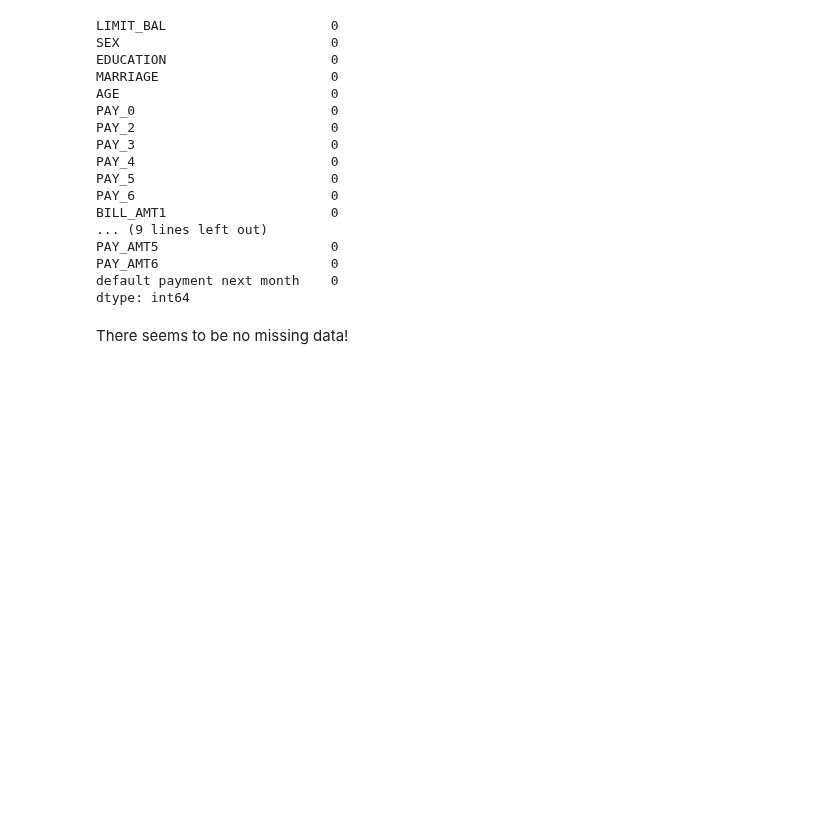
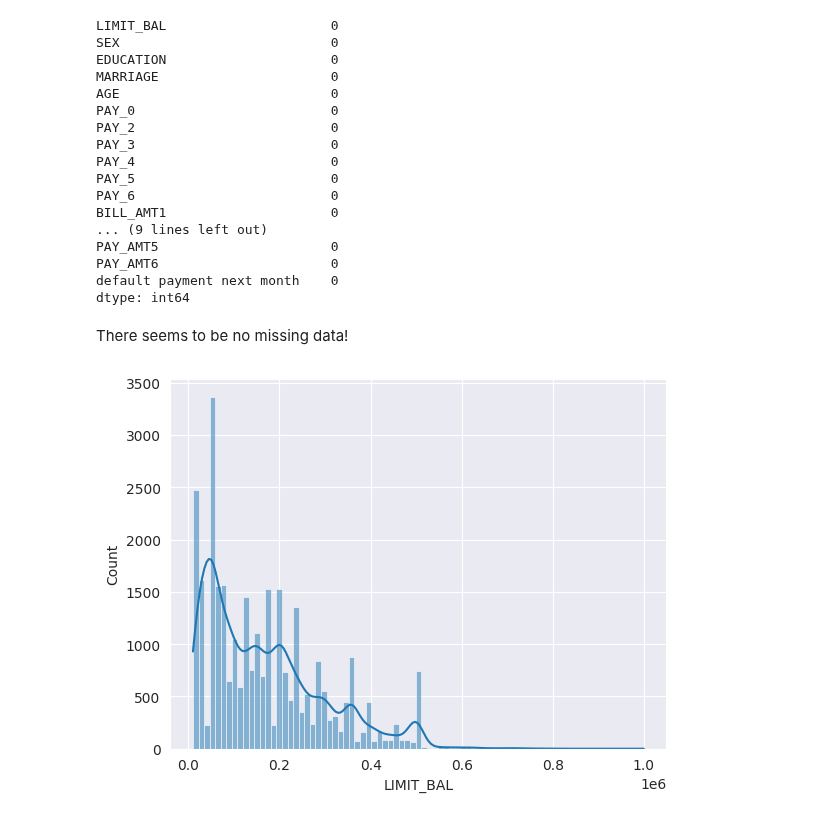
Before and after one commit to indian-coder-aarush/Learning, a Jupyter notebook: credit-card/credit-card-eda.ipynb, the cells around one changed output. Saved outputs shown, nothing was run; the diff lists cells and outputs as text; code cells hidden in the pictures; blank space fills up the shorter version.

Commit message:
did some data processing on LIMIT_BAL in credit cards

```diff
--- a/credit-card/credit-card-eda.ipynb
+++ b/credit-card/credit-card-eda.ipynb
@@ -74,3 +75,8 @@ default payment next month    0
 dtype: int64
 # %% [markdown]
 There seems to be no missing data!
+# %%
+sns.histplot(x = 'LIMIT_BAL', data = data, kde = True)
+plt.show()
+# %% [output]
+[figure, added]
```
Also changed, not shown: parts of 7 cells of this notebook.
